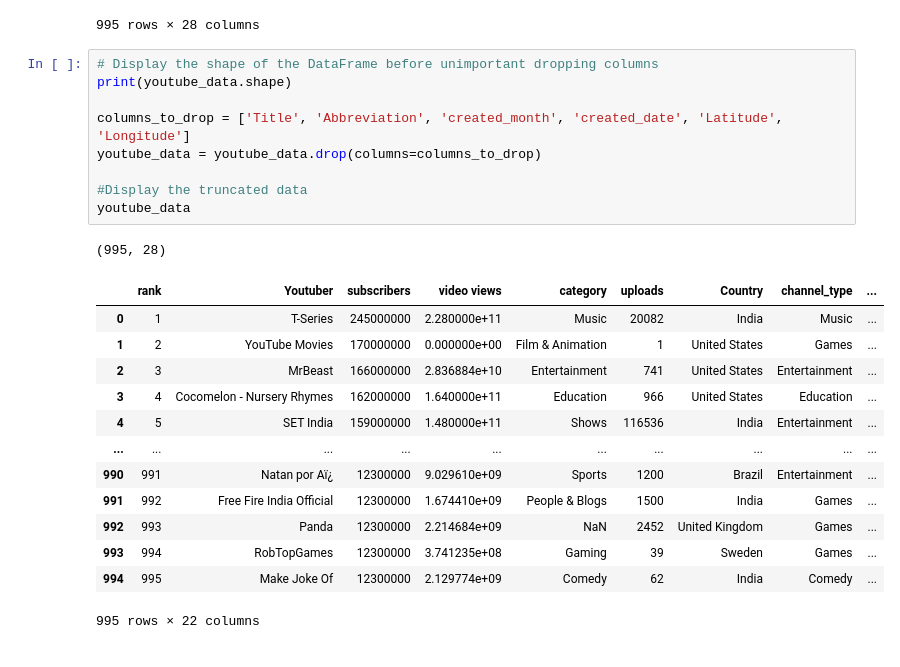
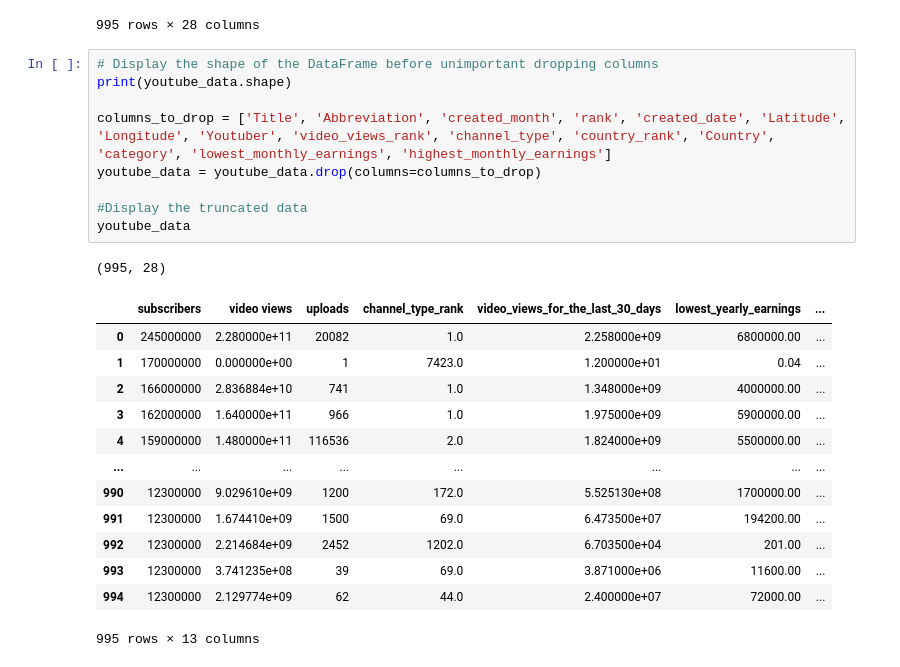
Before and after one commit to Vishek12/EECS-3401-Project, a Jupyter notebook: YouTube_Ranker.ipynb, the cells around one changed output. Drawn from its saved outputs; the diff is of its cells as text.

```diff
--- a/YouTube_Ranker.ipynb
+++ b/YouTube_Ranker.ipynb
@@ -40,27 +40,27 @@ youtube_data
 # %%
 # Display the shape of the DataFrame before unimportant dropping columns
 print(youtube_data.shape)
 
-columns_to_drop = ['Title', 'Abbreviation', 'created_month', 'created_date', 'Latitude', 'Longitude']
+columns_to_drop = ['Title', 'Abbreviation', 'created_month', 'rank', 'created_date', 'Latitude', 'Longitude', 'Youtuber', 'video_views_rank', 'channel_type', 'country_rank', 'Country', 'category', 'lowest_monthly_earnings', 'highest_monthly_earnings']
 youtube_data = youtube_data.drop(columns=columns_to_drop)
 
 #Display the truncated data
 youtube_data
 # %% [output]
 (995, 28)
-|  | rank | Youtuber | subscribers | video views | category | uploads | Country | channel_type | ... |
-| 0 | 1 | T-Series | 245000000 | 2.280000e+11 | Music | 20082 | India | Music | ... |
-| 1 | 2 | YouTube Movies | 170000000 | 0.000000e+00 | Film & Animation | 1 | United States | Games | ... |
-| 2 | 3 | MrBeast | 166000000 | 2.836884e+10 | Entertainment | 741 | United States | Entertainment | ... |
-| 3 | 4 | Cocomelon - Nursery Rhymes | 162000000 | 1.640000e+11 | Education | 966 | United States | Education | ... |
-| 4 | 5 | SET India | 159000000 | 1.480000e+11 | Shows | 116536 | India | Entertainment | ... |
-| ... | ... | ... | ... | ... | ... | ... | ... | ... | ... |
-| 990 | 991 | Natan por Aï¿ | 12300000 | 9.029610e+09 | Sports | 1200 | Brazil | Entertainment | ... |
-| 991 | 992 | Free Fire India Official | 12300000 | 1.674410e+09 | People & Blogs | 1500 | India | Games | ... |
-| 992 | 993 | Panda | 12300000 | 2.214684e+09 | NaN | 2452 | United Kingdom | Games | ... |
-| 993 | 994 | RobTopGames | 12300000 | 3.741235e+08 | Gaming | 39 | Sweden | Games | ... |
-| 994 | 995 | Make Joke Of | 12300000 | 2.129774e+09 | Comedy | 62 | India | Comedy | ... |
+|  | subscribers | video views | uploads | channel_type_rank | video_views_for_the_last_30_days | lowest_yearly_earnings | ... |
+| 0 | 245000000 | 2.280000e+11 | 20082 | 1.0 | 2.258000e+09 | 6800000.00 | ... |
+| 1 | 170000000 | 0.000000e+00 | 1 | 7423.0 | 1.200000e+01 | 0.04 | ... |
+| 2 | 166000000 | 2.836884e+10 | 741 | 1.0 | 1.348000e+09 | 4000000.00 | ... |
+| 3 | 162000000 | 1.640000e+11 | 966 | 1.0 | 1.975000e+09 | 5900000.00 | ... |
+| 4 | 159000000 | 1.480000e+11 | 116536 | 2.0 | 1.824000e+09 | 5500000.00 | ... |
+| ... | ... | ... | ... | ... | ... | ... | ... |
+| 990 | 12300000 | 9.029610e+09 | 1200 | 172.0 | 5.525130e+08 | 1700000.00 | ... |
+| 991 | 12300000 | 1.674410e+09 | 1500 | 69.0 | 6.473500e+07 | 194200.00 | ... |
+| 992 | 12300000 | 2.214684e+09 | 2452 | 1202.0 | 6.703500e+04 | 201.00 | ... |
+| 993 | 12300000 | 3.741235e+08 | 39 | 69.0 | 3.871000e+06 | 11600.00 | ... |
+| 994 | 12300000 | 2.129774e+09 | 62 | 44.0 | 2.400000e+07 | 72000.00 | ... |
-995 rows × 22 columns
+995 rows × 13 columns
 # %%
 #Pipeline the data so that we can remove duplicate rows and fill empty values
 
```
Also changed, not shown: parts of 3 cells of this notebook.
